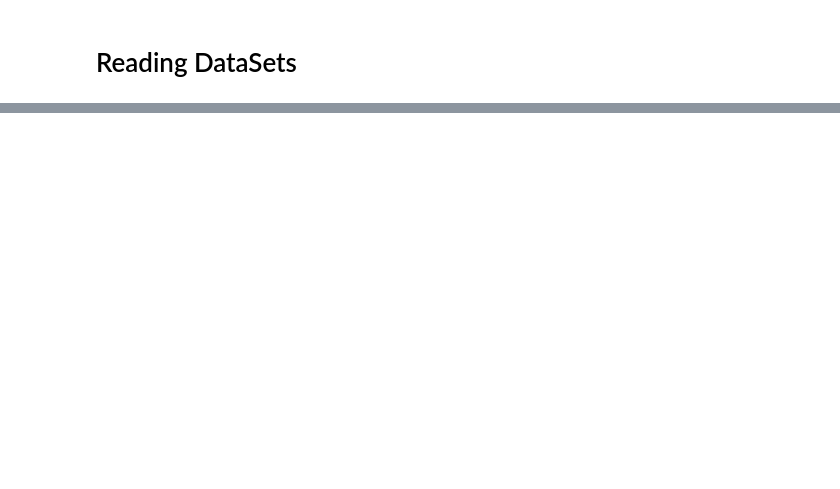
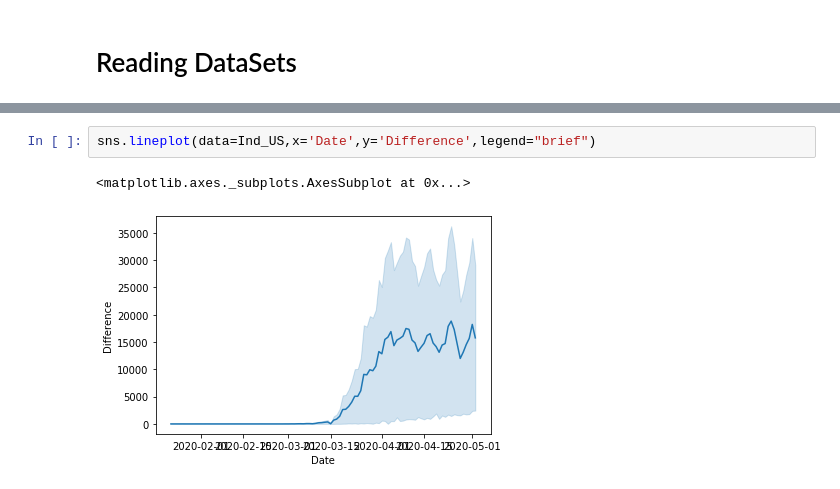
Before and after one commit to KASHOK87/Hackathon, a Jupyter notebook: Insights from Covid.ipynb, the cells around one changed output, grey strips where cells are left out. Cells and saved outputs as stored; diff of their text form; blank space fills up the shorter version.

```diff
--- a/Insights from Covid.ipynb
+++ b/Insights from Covid.ipynb
@@ -141,0 +130,5 @@ See the caveats in the documentation: https://pandas.pydata.org/pandas-docs/stab
+# %%
+sns.lineplot(data=Ind_US,x='Date',y='Difference',legend="brief")
+# %% [output]
+<matplotlib.axes._subplots.AxesSubplot at 0x...>
+[figure, added]
```
Also changed, not shown: parts of 28 cells of this notebook.
